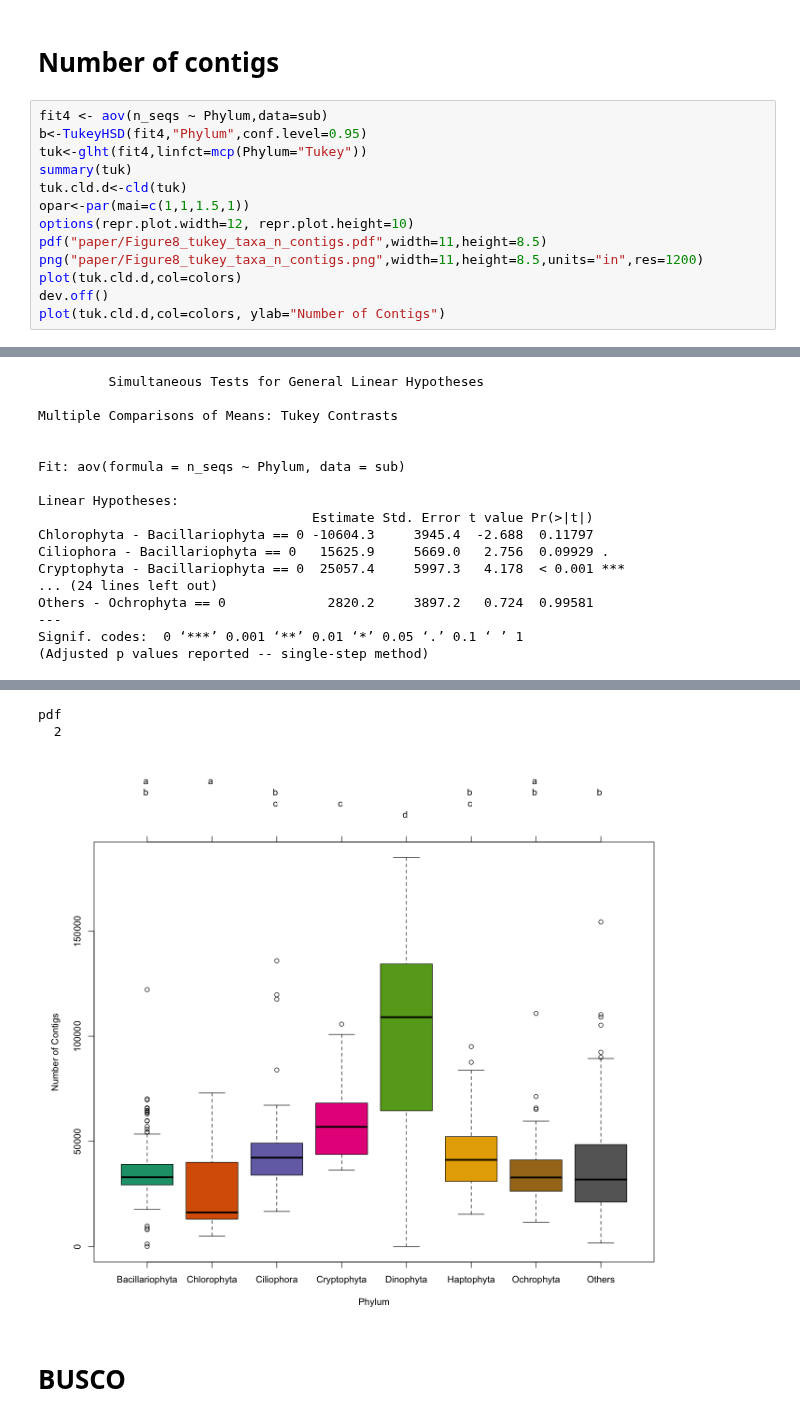
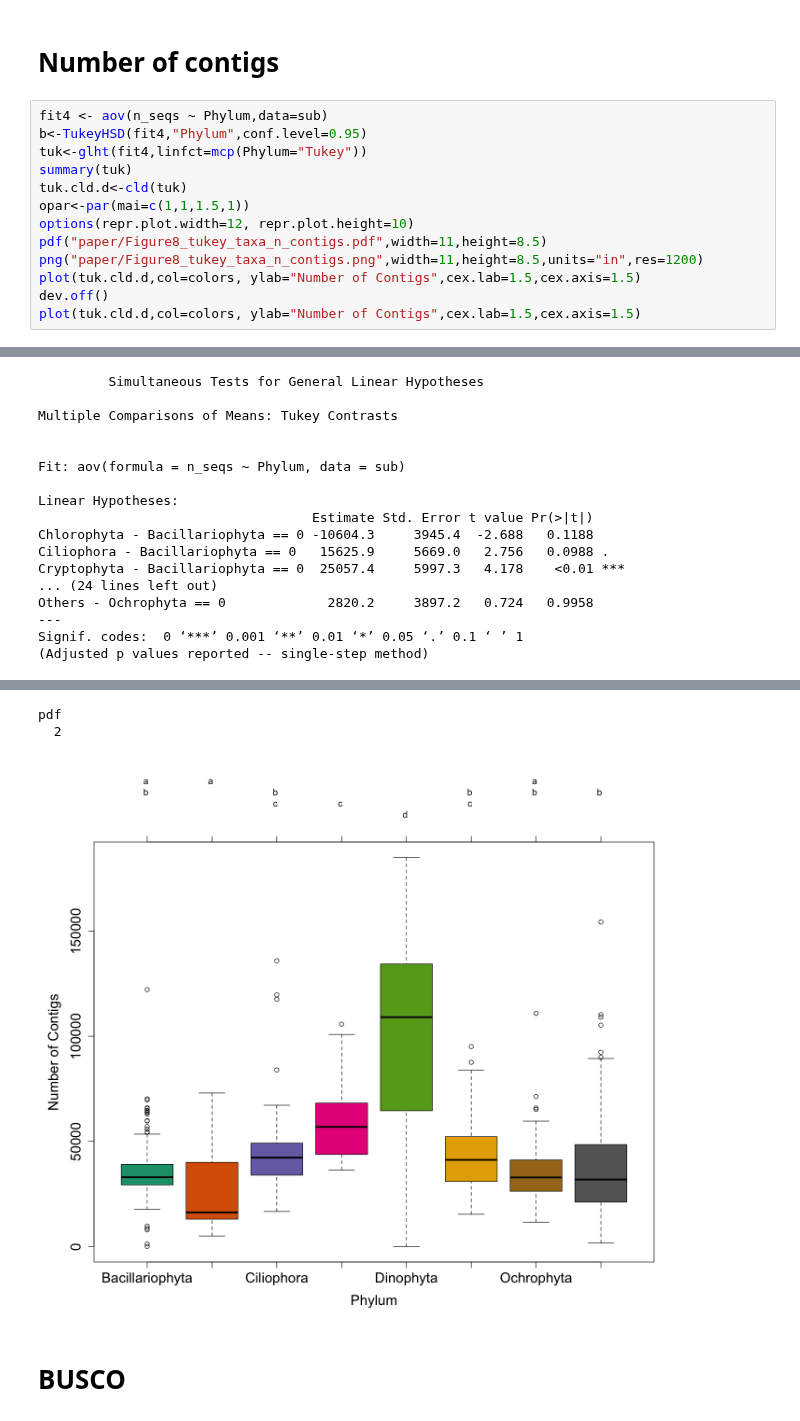
Before and after one commit to johnsolk/MMETSP, a Jupyter notebook: Figure8_taxo_aov.ipynb, the cells around one changed output, grey strips where cells are left out. Cells and saved outputs as stored; diff of their text form.

```diff
--- a/Figure8_taxo_aov.ipynb
+++ b/Figure8_taxo_aov.ipynb
@@ -247,9 +255,9 @@ opar<-par(mai=c(1,1,1.5,1))
 options(repr.plot.width=12, repr.plot.height=10)
 pdf("paper/Figure8_tukey_taxa_n_contigs.pdf",width=11,height=8.5)
 png("paper/Figure8_tukey_taxa_n_contigs.png",width=11,height=8.5,units="in",res=1200)
-plot(tuk.cld.d,col=colors)
+plot(tuk.cld.d,col=colors, ylab="Number of Contigs",cex.lab=1.5,cex.axis=1.5)
 dev.off()
-plot(tuk.cld.d,col=colors, ylab="Number of Contigs")
+plot(tuk.cld.d,col=colors, ylab="Number of Contigs",cex.lab=1.5,cex.axis=1.5)
 # %% [output]
 Warning message in RET$pfunction("adjusted", ...):
 “Completion with error > abseps”Warning message in RET$pfunction("adjusted", ...):
@@ -264,11 +273,11 @@ Fit: aov(formula = n_seqs ~ Phylum, data = sub)
 
 Linear Hypotheses:
                                    Estimate Std. Error t value Pr(>|t|)
-Chlorophyta - Bacillariophyta == 0 -10604.3     3945.4  -2.688  0.11797
-Ciliophora - Bacillariophyta == 0   15625.9     5669.0   2.756  0.09929 .
-Cryptophyta - Bacillariophyta == 0  25057.4     5997.3   4.178  < 0.001 ***
+Chlorophyta - Bacillariophyta == 0 -10604.3     3945.4  -2.688   0.1188
+Ciliophora - Bacillariophyta == 0   15625.9     5669.0   2.756   0.0988 .
+Cryptophyta - Bacillariophyta == 0  25057.4     5997.3   4.178    <0.01 ***
 ... (24 lines left out)
-Others - Ochrophyta == 0             2820.2     3897.2   0.724  0.99581
+Others - Ochrophyta == 0             2820.2     3897.2   0.724   0.9958
 ---
 Signif. codes:  0 ‘***’ 0.001 ‘**’ 0.01 ‘*’ 0.05 ‘.’ 0.1 ‘ ’ 1
 (Adjusted p values reported -- single-step method)
@@ -276,7 +289,7 @@ Warning message in RET$pfunction("adjusted", ...):
 “Completion with error > abseps”
 pdf
   2
-[figure, old version]
+[figure, new version]
 # %% [markdown]
 # BUSCO
 # %%
```
Also changed, not shown: parts of 8 cells of this notebook, 13 other files.
